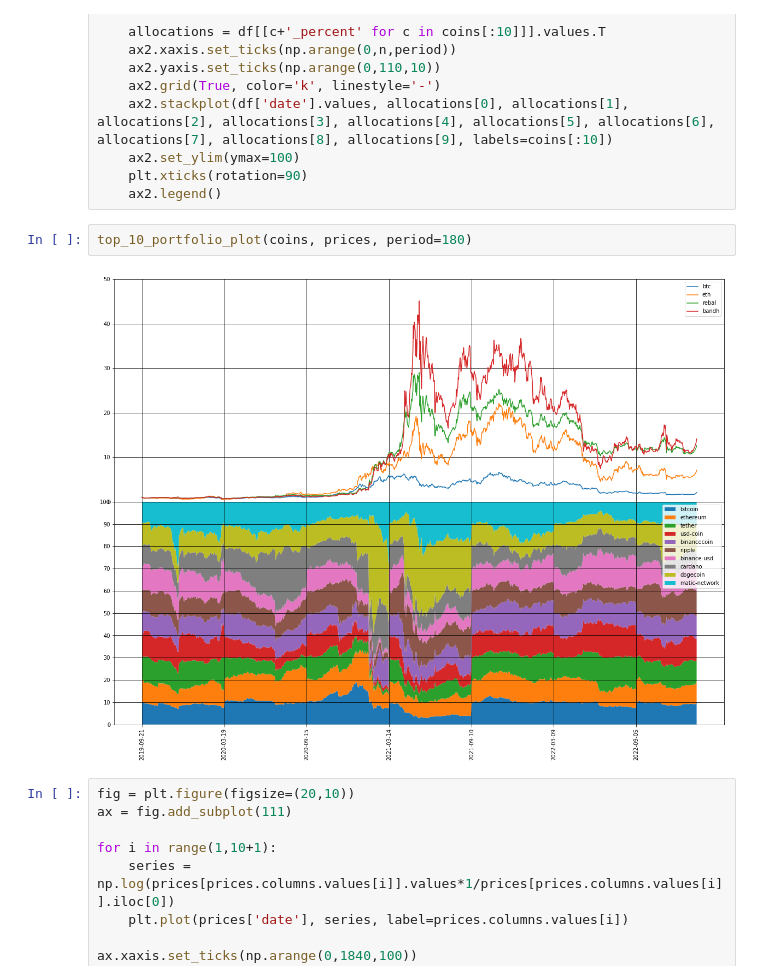
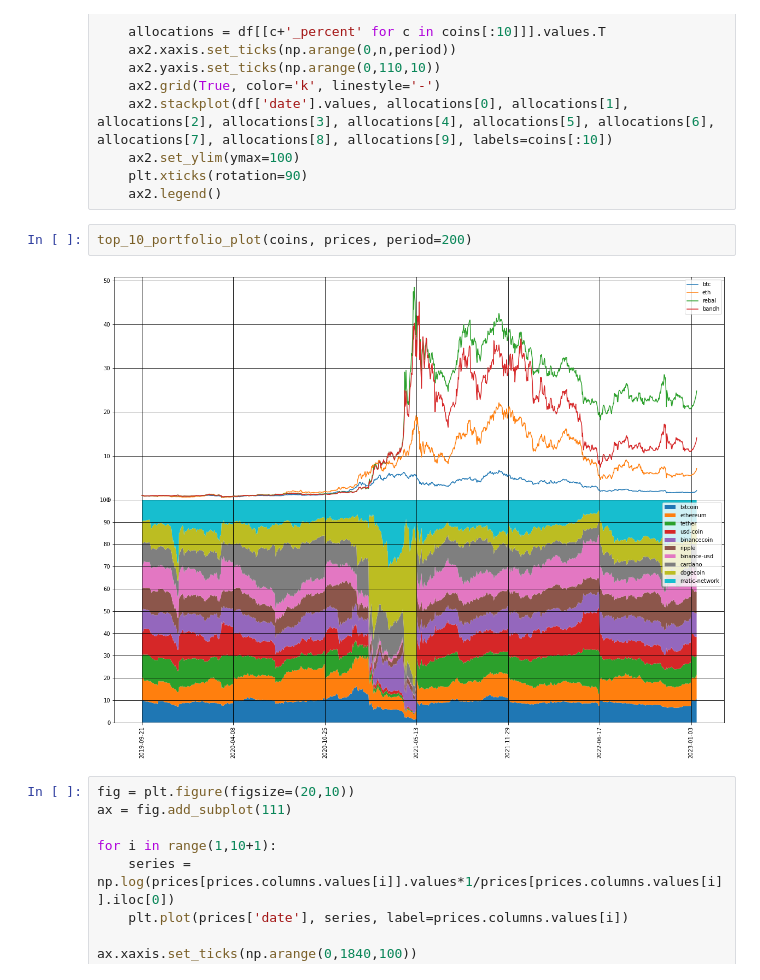
Before and after one commit to PaulGutkovich/Project1_Rebalance, a Jupyter notebook: rebalance.ipynb, the cells around one changed output. Cells and saved outputs as stored; diff of their text form.

```diff
--- a/rebalance.ipynb
+++ b/rebalance.ipynb
@@ -170,9 +170,9 @@ def top_10_portfolio_plot(coins, prices, period=200):
     plt.xticks(rotation=90)
     ax2.legend()
 # %%
-top_10_portfolio_plot(coins, prices, period=180)
+top_10_portfolio_plot(coins, prices, period=200)
 # %% [output]
-[figure, old version]
+[figure, new version]
 # %%
 fig = plt.figure(figsize=(20,10))
 ax = fig.add_subplot(111)
```
